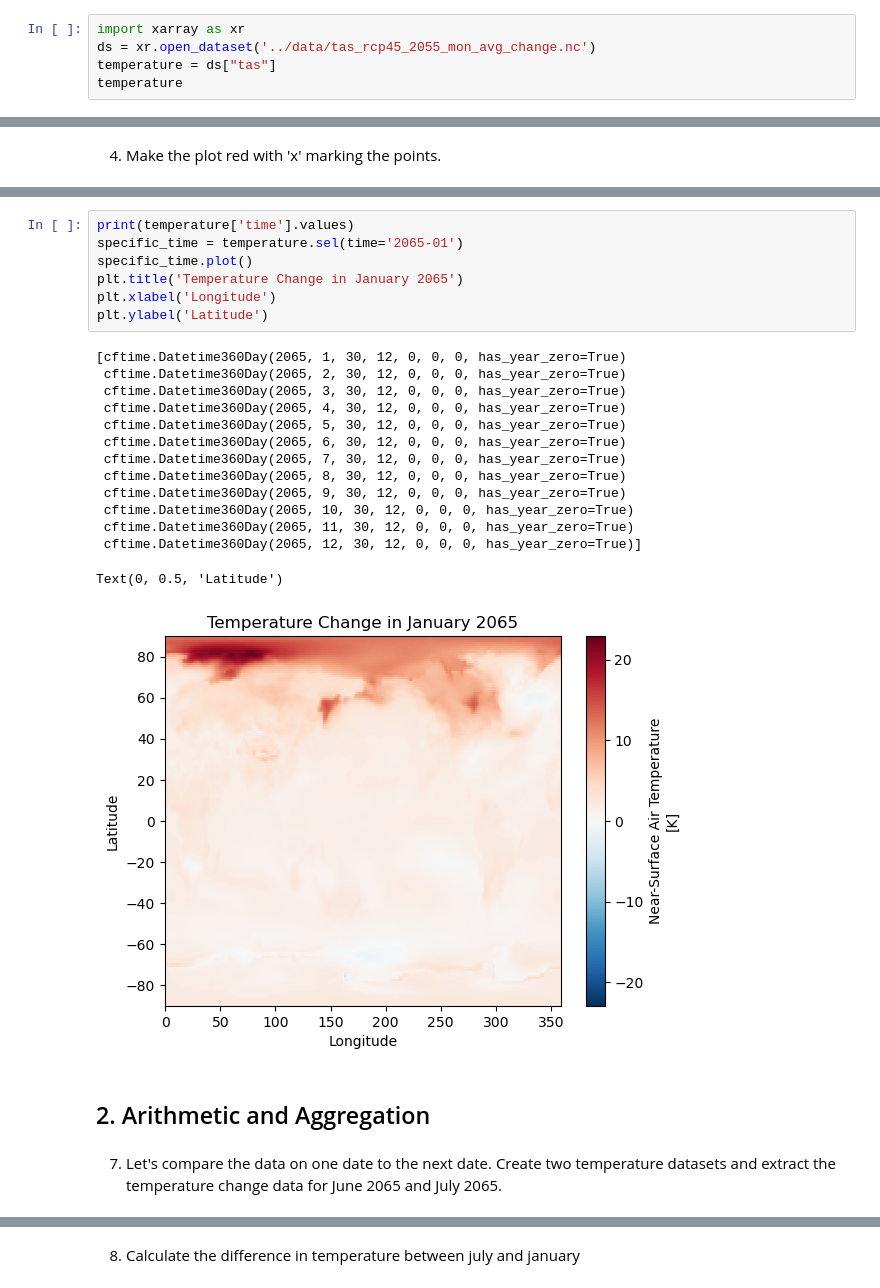
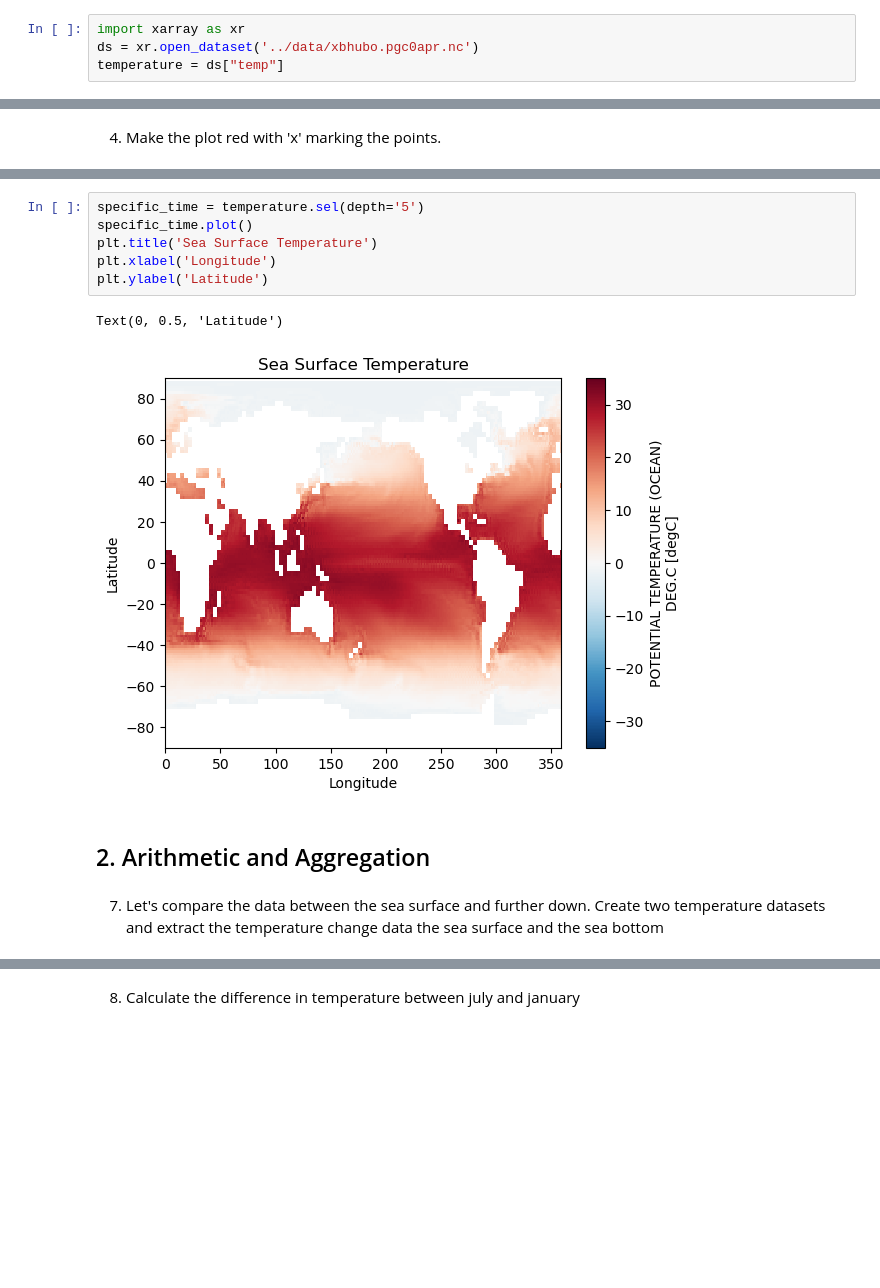
Before and after one commit to ncasuk/ncas-isc, a Jupyter notebook: python-data/solutions/ex02_plotting_and_aggregation.ipynb, the cells around one changed output, grey strips where cells are left out. Cells and saved outputs as stored; diff of their text form; blank space fills up the shorter version.

```diff
--- a/python-data/solutions/ex02_plotting_and_aggregation.ipynb
+++ b/python-data/solutions/ex02_plotting_and_aggregation.ipynb
@@ -15,6 +15,5 @@
 1. Import the `'../data/tas_rcp45_2055_mon_avg_change.nc'` dataset and create the temperature data array as in the last lesson.
 # %%
 import xarray as xr
-ds = xr.open_dataset('../data/tas_rcp45_2055_mon_avg_change.nc')
-temperature = ds["tas"]
-temperature
+ds = xr.open_dataset('../data/xbhubo.pgc0apr.nc')
+temperature = ds["temp"]
@@ -112,26 +119,13 @@ plt.show()
 # %%
-print(temperature['time'].values)
-specific_time = temperature.sel(time='2065-01')
+specific_time = temperature.sel(depth='5')
 specific_time.plot()
-plt.title('Temperature Change in January 2065')
+plt.title('Sea Surface Temperature')
 plt.xlabel('Longitude')
 plt.ylabel('Latitude')
 # %% [output]
-[cftime.Datetime360Day(2065, 1, 30, 12, 0, 0, 0, has_year_zero=True)
- cftime.Datetime360Day(2065, 2, 30, 12, 0, 0, 0, has_year_zero=True)
- cftime.Datetime360Day(2065, 3, 30, 12, 0, 0, 0, has_year_zero=True)
- cftime.Datetime360Day(2065, 4, 30, 12, 0, 0, 0, has_year_zero=True)
- cftime.Datetime360Day(2065, 5, 30, 12, 0, 0, 0, has_year_zero=True)
- cftime.Datetime360Day(2065, 6, 30, 12, 0, 0, 0, has_year_zero=True)
- cftime.Datetime360Day(2065, 7, 30, 12, 0, 0, 0, has_year_zero=True)
- cftime.Datetime360Day(2065, 8, 30, 12, 0, 0, 0, has_year_zero=True)
- cftime.Datetime360Day(2065, 9, 30, 12, 0, 0, 0, has_year_zero=True)
- cftime.Datetime360Day(2065, 10, 30, 12, 0, 0, 0, has_year_zero=True)
- cftime.Datetime360Day(2065, 11, 30, 12, 0, 0, 0, has_year_zero=True)
- cftime.Datetime360Day(2065, 12, 30, 12, 0, 0, 0, has_year_zero=True)]
+Text(0, 0.5, 'Latitude')
-Text(0, 0.5, 'Latitude')
-[figure, old version]
+[figure, new version]
 # %% [markdown]
 ## 2. Arithmetic and Aggregation
 # %% [markdown]
-7. Let's compare the data on one date to the next date. Create two temperature datasets and extract the temperature change data for June 2065 and July 2065.
+7. Let's compare the data between the sea surface and further down. Create two temperature datasets and extract the temperature change data the sea surface and the sea bottom
```
Also changed, not shown: parts of 28 cells of this notebook, 2 other files.
